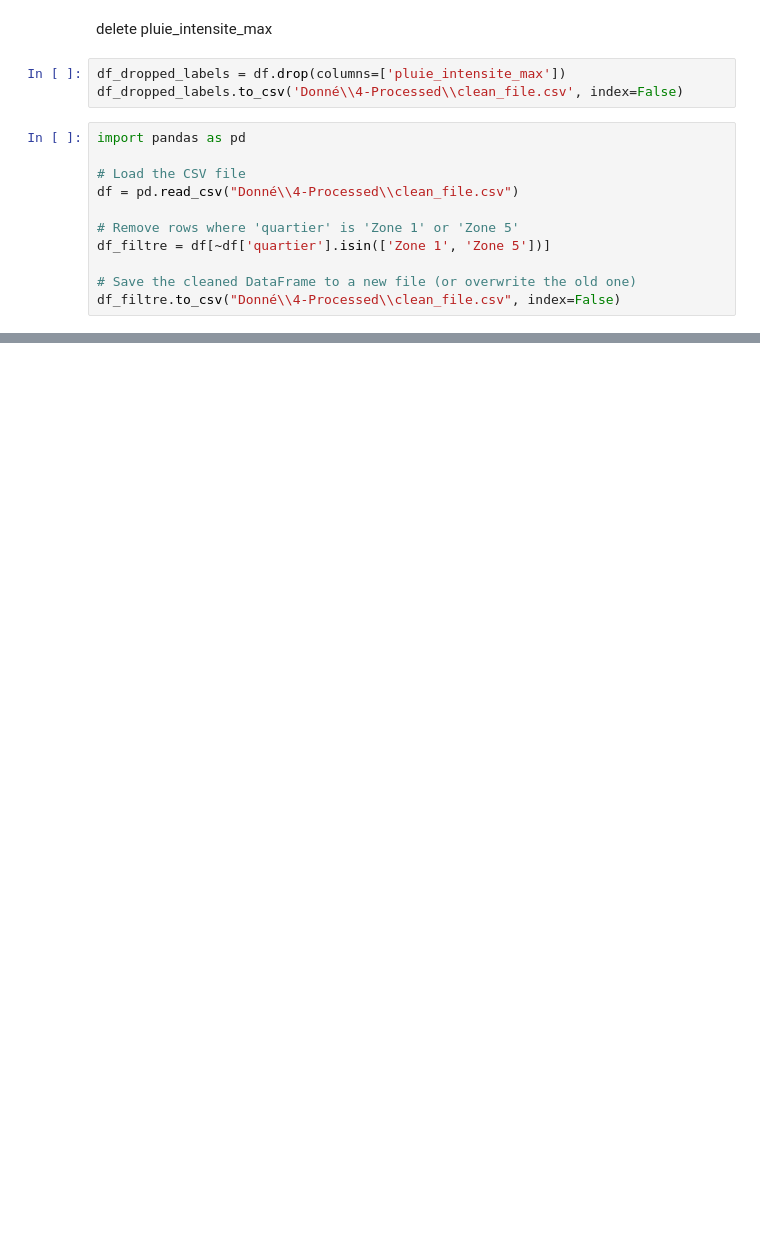
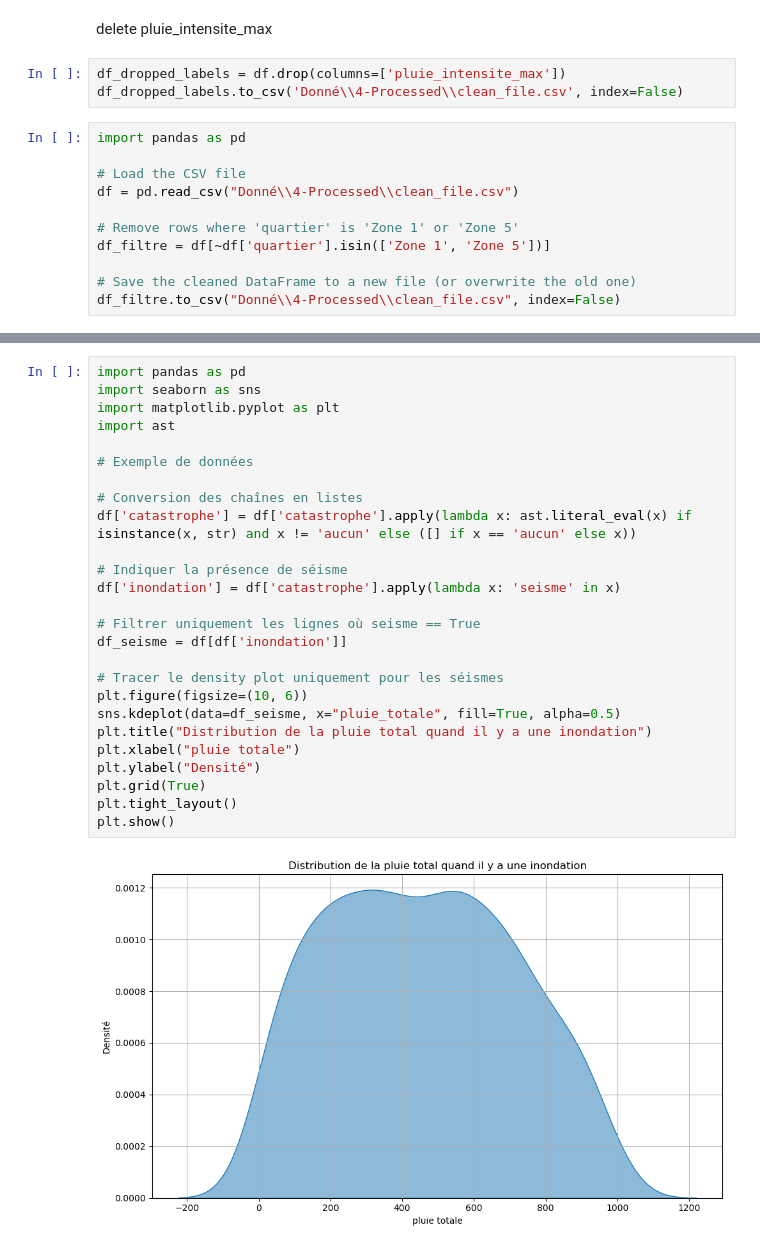
Before and after one commit to kruzeyy/LyonAlerte360, a Jupyter notebook: Code_Data/Nettoyage_Data.ipynb, the cells around one changed output, grey strips where cells are left out. Saved outputs shown, nothing was run; the diff lists cells and outputs as text; blank space fills up the shorter version.

```diff
--- a/Code_Data/Nettoyage_Data.ipynb
+++ b/Code_Data/Nettoyage_Data.ipynb
@@ -74,0 +103,28 @@ df_filtre.to_csv("Donné\\4-Processed\\clean_file.csv", index=False)
+# %%
+import pandas as pd
+import seaborn as sns
+import matplotlib.pyplot as plt
+import ast
+
+# Exemple de données
+
+# Conversion des chaînes en listes
+df['catastrophe'] = df['catastrophe'].apply(lambda x: ast.literal_eval(x) if isinstance(x, str) and x != 'aucun' else ([] if x == 'aucun' else x))
+
+# Indiquer la présence de séisme
+df['inondation'] = df['catastrophe'].apply(lambda x: 'seisme' in x)
+
+# Filtrer uniquement les lignes où seisme == True
+df_seisme = df[df['inondation']]
+
+# Tracer le density plot uniquement pour les séismes
+plt.figure(figsize=(10, 6))
+sns.kdeplot(data=df_seisme, x="pluie_totale", fill=True, alpha=0.5)
+plt.title("Distribution de la pluie total quand il y a une inondation")
+plt.xlabel("pluie totale")
+plt.ylabel("Densité")
+plt.grid(True)
+plt.tight_layout()
+plt.show()
+# %% [output]
+[figure, added]
```
Also changed, not shown: parts of 5 cells of this notebook, 1 other file.
